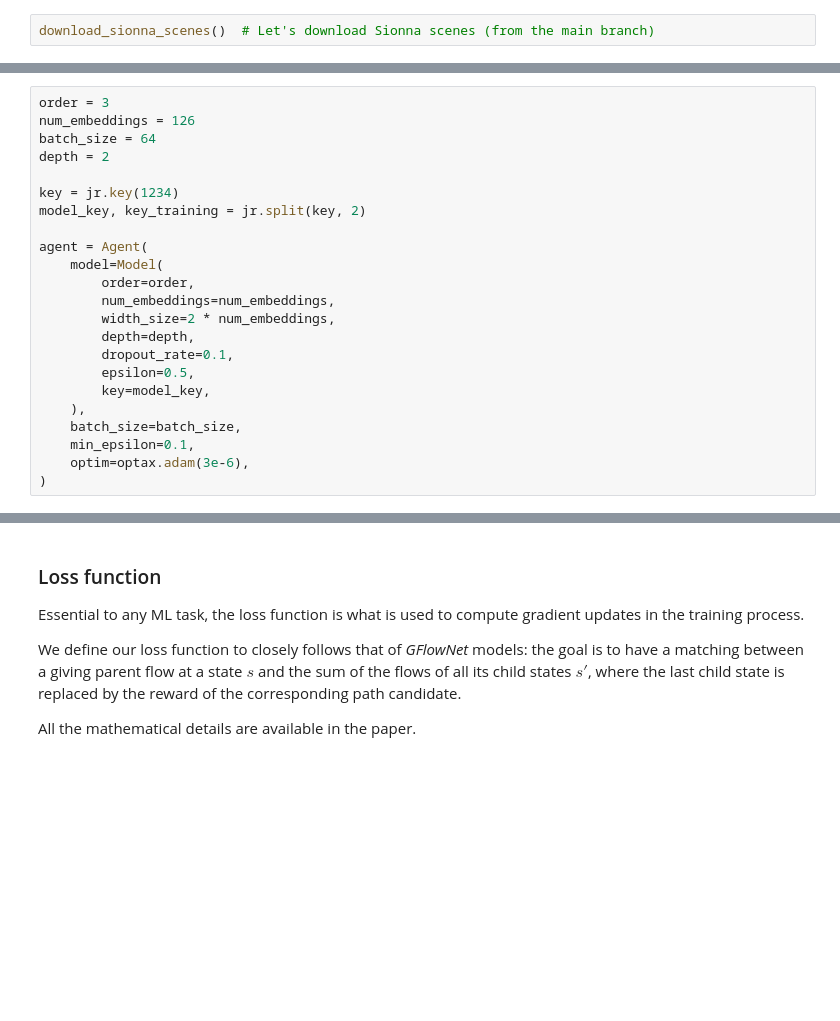
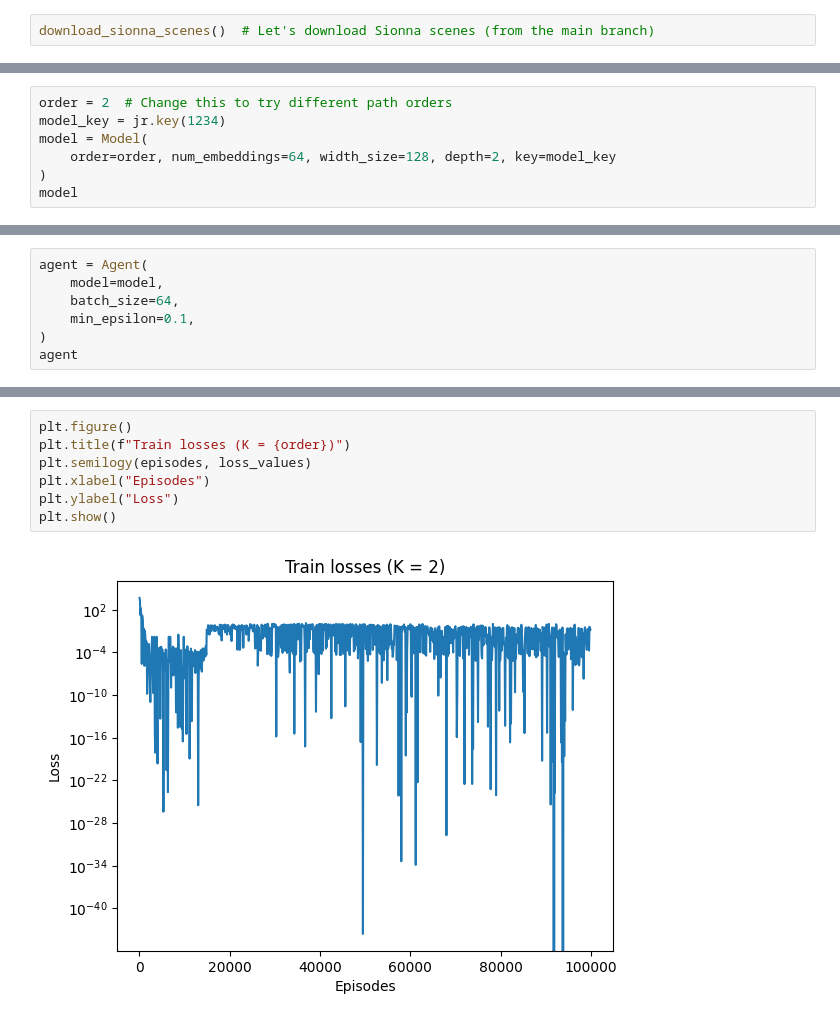
Before and after one commit to jeertmans/sampling-paths, a Jupyter notebook: notebooks/tutorial.ipynb, the cells around one changed output, grey strips where cells are left out. Drawn from its saved outputs; the diff is of its cells as text; blank space fills up the shorter version.

```diff
--- a/notebooks/tutorial.ipynb
+++ b/notebooks/tutorial.ipynb
@@ -377,0 +346,7 @@ three feature vectors into a vector of flows:
+# %%
+order = 2  # Change this to try different path orders
+model_key = jr.key(1234)
+model = Model(
+    order=order, num_embeddings=64, width_size=128, depth=2, key=model_key
+)
+model
@@ -382,23 +389,7 @@ In the trajectory balance equation, $Z$ represents the sum of
 # %%
-order = 3
-num_embeddings = 126
-batch_size = 64
-depth = 2
-
-key = jr.key(1234)
-model_key, key_training = jr.split(key, 2)
-
 agent = Agent(
-    model=Model(
-        order=order,
-        num_embeddings=num_embeddings,
-        width_size=2 * num_embeddings,
-        depth=depth,
-        dropout_rate=0.1,
-        epsilon=0.5,
-        key=model_key,
-    ),
-    batch_size=batch_size,
+    model=model,
+    batch_size=64,
     min_epsilon=0.1,
-    optim=optax.adam(3e-6),
 )
+agent
@@ -415,10 +498,9 @@ NameError: name 'agent' is not defined
-# %% [markdown]
-### Loss function
-
-Essential to any ML task, the loss function is what is used to compute gradient updates in the training process.
-
-We define our loss function to closely follows that of *GFlowNet* models: the goal
-is to have a matching between a giving parent flow at a state $s$ and the sum of the flows of all
-its child states $s'$, where the last child state is replaced by the reward of the corresponding path candidate.
-
-All the mathematical details are available in the paper.
+# %%
+plt.figure()
+plt.title(f"Train losses (K = {order})")
+plt.semilogy(episodes, loss_values)
+plt.xlabel("Episodes")
+plt.ylabel("Loss")
+plt.show()
+# %% [output]
+[figure, added]
```
Also changed, not shown: parts of 44 cells of this notebook, 7 other files.
